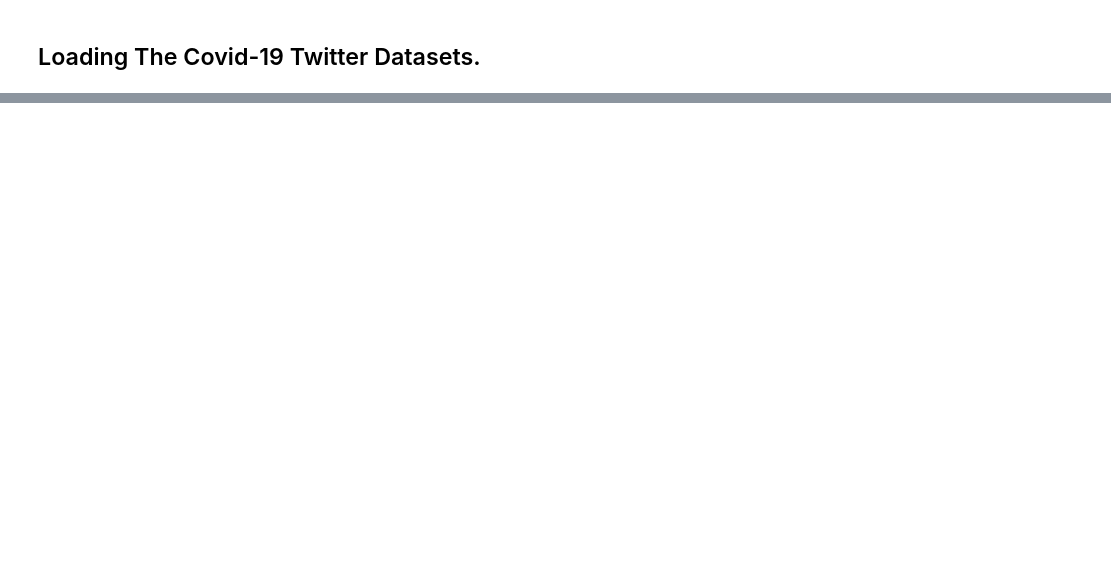
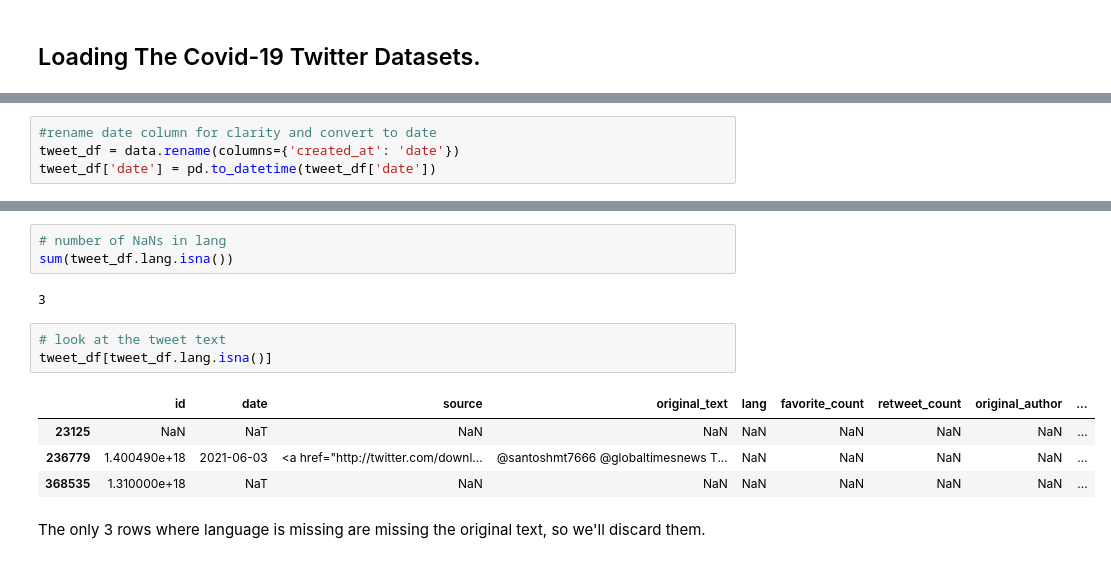
Before and after one commit to leksea/capstone-twitter-sentiment-analysis, a Jupyter notebook: Notebook.ipynb, the cells around one changed output, grey strips where cells are left out. Cells and saved outputs as stored; diff of their text form; blank space fills up the shorter version.

Commit message:
1. Updated business problem: removed bot prt due to incompatible datasets. 2. Started EDA on twitter dataset.

```diff
--- a/Notebook.ipynb
+++ b/Notebook.ipynb
@@ -176,0 +257,4 @@ Data loaded successfully with 411887 rows and 17 columns.
+# %%
+#rename date column for clarity and convert to date
+tweet_df = data.rename(columns={'created_at': 'date'})
+tweet_df['date'] = pd.to_datetime(tweet_df['date'])
@@ -176,0 +313,15 @@ Data loaded successfully with 411887 rows and 17 columns.
+# %%
+# number of NaNs in lang
+sum(tweet_df.lang.isna())
+# %% [output]
+3
+# %%
+# look at the tweet text
+tweet_df[tweet_df.lang.isna()]
+# %% [output]
+|  | id | date | source | original_text | lang | favorite_count | retweet_count | original_author | ... |
+| 23125 | NaN | NaT | NaN | NaN | NaN | NaN | NaN | NaN | ... |
+| 236779 | 1.400490e+18 | 2021-06-03 | <a href="http://twitter.com/downl... | @santoshmt7666 @globaltimesnews T... | NaN | NaN | NaN | NaN | ... |
+| 368535 | 1.310000e+18 | NaT | NaN | NaN | NaN | NaN | NaN | NaN | ... |
+# %% [markdown]
+The only 3 rows where language is missing are missing the original text, so we'll discard them.
```
Also changed, not shown: parts of 21 cells of this notebook.
